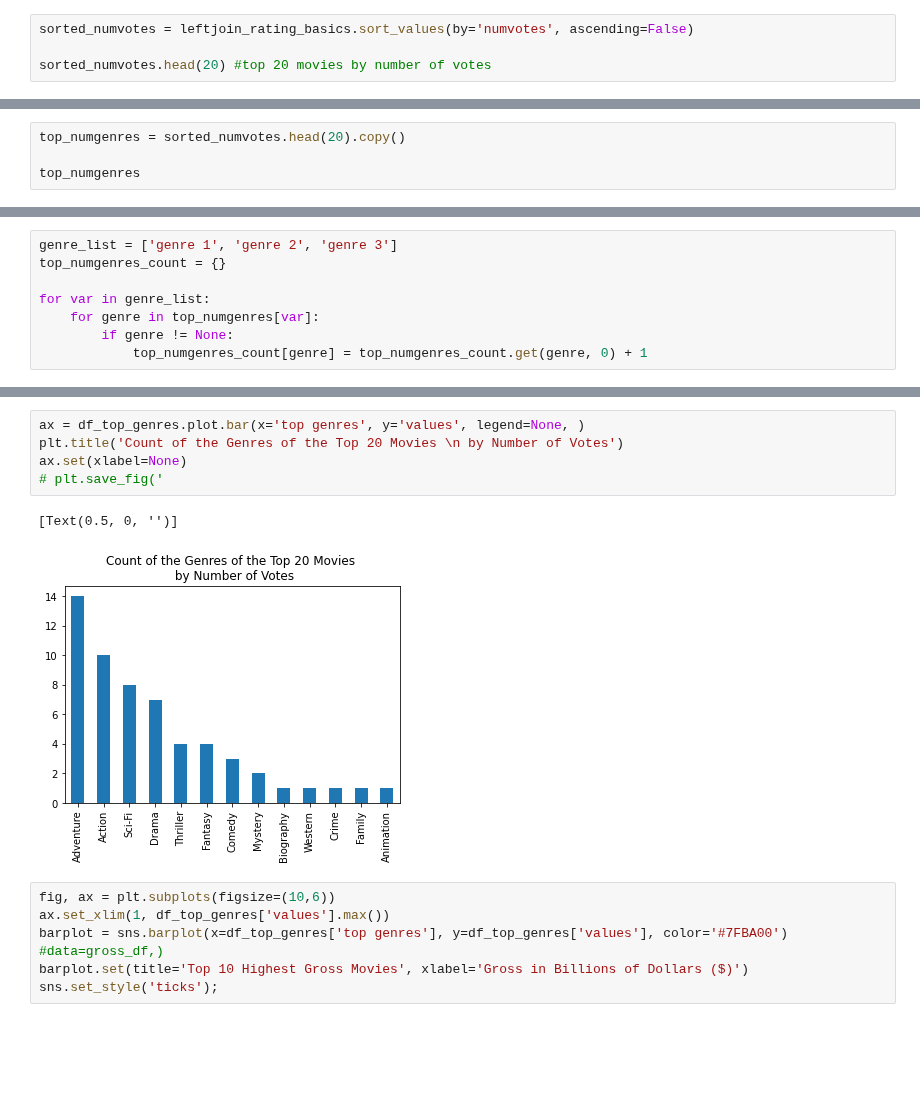
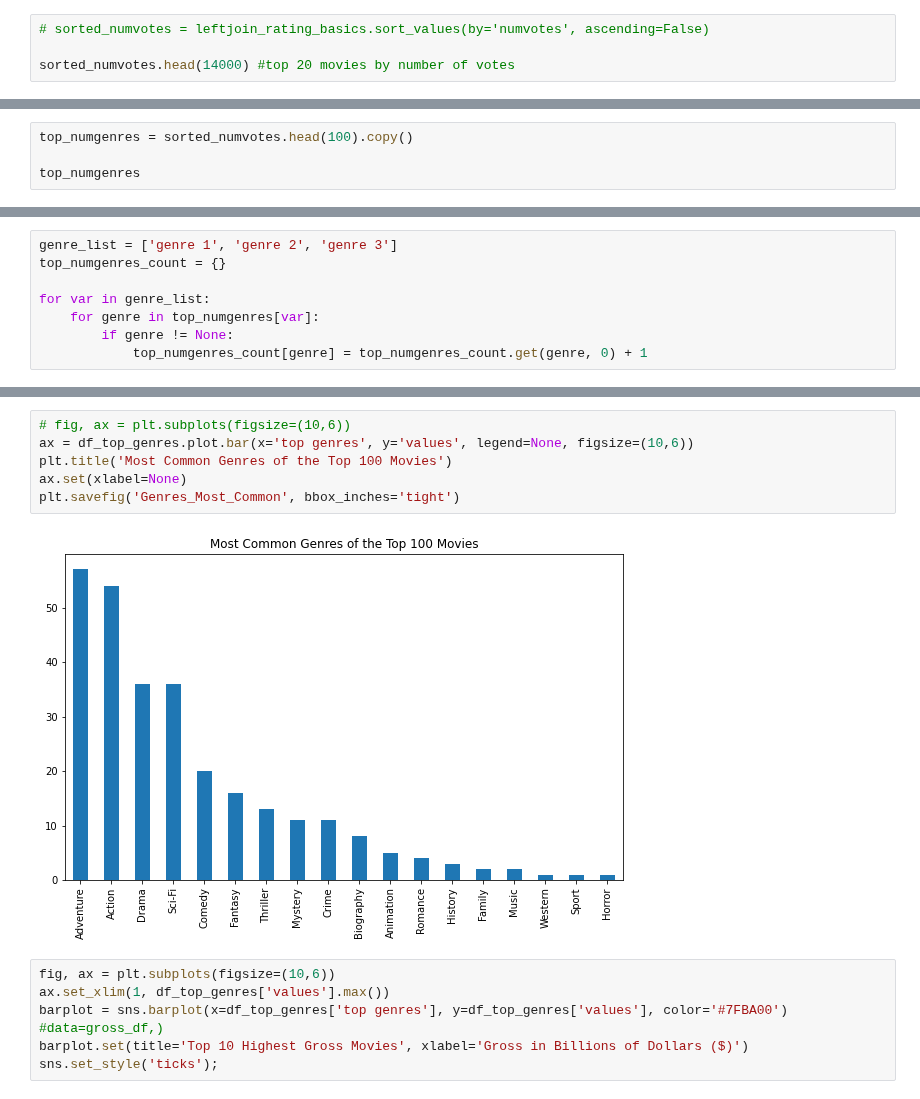
Before and after one commit to epradojr/Microsoft-Movie-Studio-Business-Proposition, a Jupyter notebook: imdb_tables.ipynb, the cells around one changed output, grey strips where cells are left out. Drawn from its saved outputs; the diff is of its cells as text; blank space fills up the shorter version.

Commit message:
Top 100 Movies Chart

```diff
--- a/imdb_tables.ipynb
+++ b/imdb_tables.ipynb
@@ -112,9 +112,9 @@ Data columns (total 7 columns):
 dtypes: float64(2), int64(2), object(3)
 memory usage: 7.0+ MB
 # %%
-sorted_numvotes = leftjoin_rating_basics.sort_values(by='numvotes', ascending=False)
+# sorted_numvotes = leftjoin_rating_basics.sort_values(by='numvotes', ascending=False)
 
-sorted_numvotes.head(20) #top 20 movies by number of votes
+sorted_numvotes.head(14000) #top 20 movies by number of votes
 # %% [output]
 |  | averagerating | numvotes | primary_title | original_title | start_year | runtime_minutes | genres |
 | tconst |  |  |  |  |  |  |  |
@@ -161,5 +133,5 @@ sorted_averatings
 # %%
-top_numgenres = sorted_numvotes.head(20).copy()
+top_numgenres = sorted_numvotes.head(100).copy()
 
 top_numgenres
 # %% [output]
@@ -301,11 +335,11 @@ df_top_genres
 # %%
-ax = df_top_genres.plot.bar(x='top genres', y='values', legend=None, )
-plt.title('Count of the Genres of the Top 20 Movies \n by Number of Votes')
+# fig, ax = plt.subplots(figsize=(10,6))
+ax = df_top_genres.plot.bar(x='top genres', y='values', legend=None, figsize=(10,6))
+plt.title('Most Common Genres of the Top 100 Movies')
 ax.set(xlabel=None)
-# plt.save_fig('
+plt.savefig('Genres_Most_Common', bbox_inches='tight')
 # %% [output]
-[Text(0.5, 0, '')]
-[figure, old version]
+[figure, new version]
 # %%
 fig, ax = plt.subplots(figsize=(10,6))
 ax.set_xlim(1, df_top_genres['values'].max())
```
Also changed, not shown: parts of 13 cells of this notebook.
